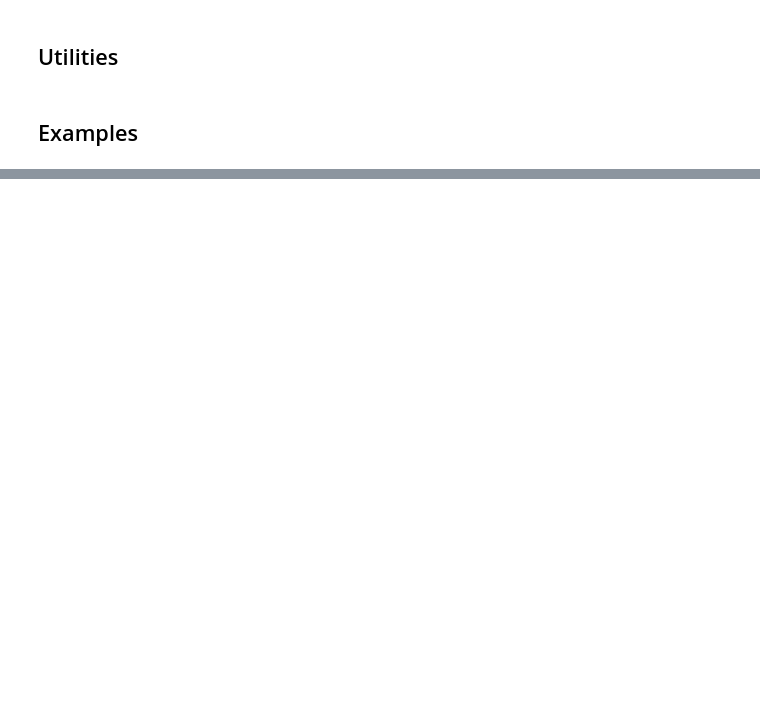
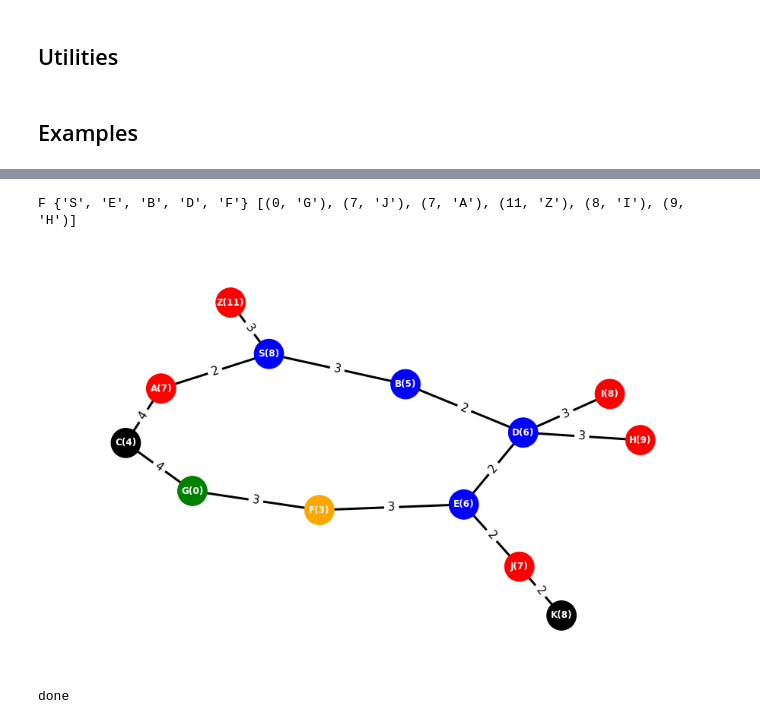
Before and after one commit to ichko/fmi-ai-2122, a Jupyter notebook: week-02.ipynb, the cells around one changed output, grey strips where cells are left out. Cells and saved outputs as stored; diff of their text form; code cells hidden in the pictures; blank space fills up the shorter version.

```diff
--- a/week-02.ipynb
+++ b/week-02.ipynb
@@ -99,10 +146,0 @@ draw_spring_graph(g, seed=100, figsize=(16, 10))
-# %%
-def greedy(g, start):
-    queue = [start]
-    visited = set()
-
-    while len(queue) > 0:
-        current = queue.pop()
-
-        if current is visited:
-            continue
@@ -155,0 +151,35 @@ nx
+# %%
+import heapq
+from IPython.display import clear_output
+
+def greedy(g, start, end):
+    start_node = g.nodes[start]
+    queue = [(start_node.heuristic, start)]
+    visited = set()
+
+    while len(queue) > 0:
+        _, current = heapq.heappop(queue)
+
+        if current == end:
+            print('done')
+            return
+
+        if current in visited:
+            continue
+        visited.add(current)
+
+        for child, weight in g.children_of(current):
+            if child.value in visited:
+                continue
+            heapq.heappush(queue, (child.heuristic, child.value))
+
+        clear_output()
+        print(current, visited, queue)
+        display(g, current, end, queue, visited)
+        time.sleep(3)
+# %%
+greedy(g, 'S', 'G')
+# %% [output]
+F {'S', 'E', 'B', 'D', 'F'} [(0, 'G'), (7, 'J'), (7, 'A'), (11, 'Z'), (8, 'I'), (9, 'H')]
+[figure, added]
+done
```
Also changed, not shown: parts of 34 cells of this notebook, 1 other file.
